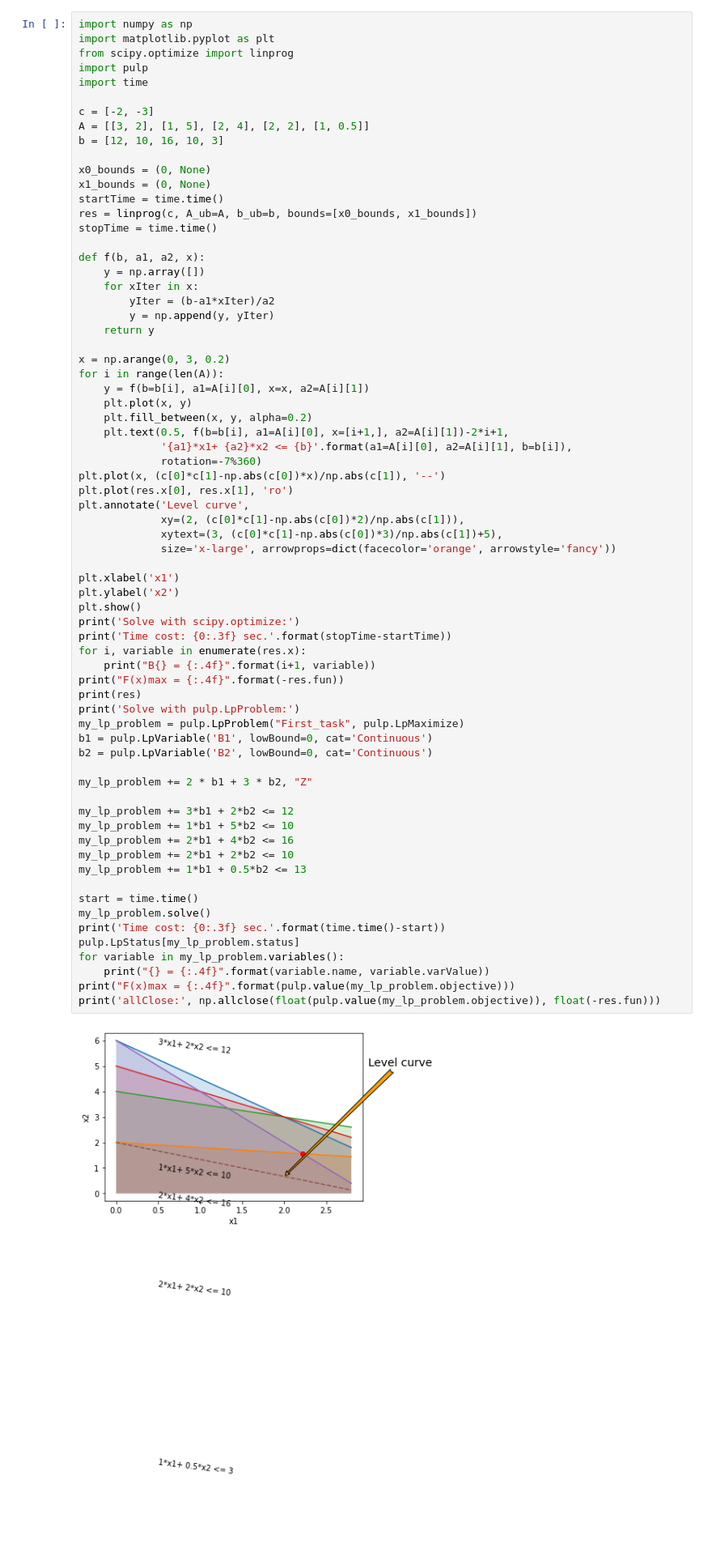
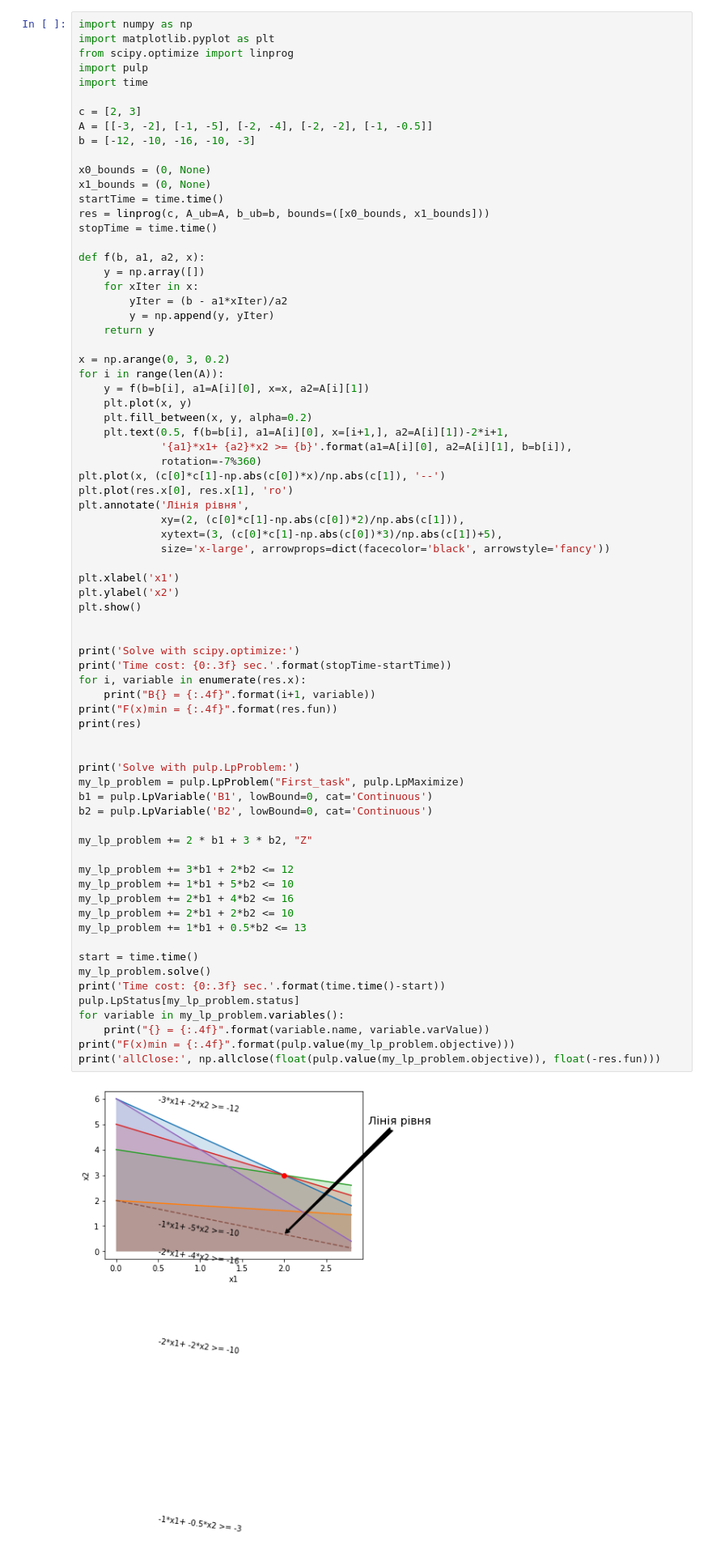
Before and after one commit to YuriiBoichuk/Python-Frameworks, a Jupyter notebook: L3/L3(FP).ipynb, the cells around one changed output. Shown: that part at 81% size. Saved outputs shown, nothing was run; the diff lists cells and outputs as text; blank space fills up the shorter version.

```diff
--- a/L3/L3(FP).ipynb
+++ b/L3/L3(FP).ipynb
@@ -20,20 +20,20 @@ from scipy.optimize import linprog
 import pulp
 import time
 
-c = [-2, -3]
-A = [[3, 2], [1, 5], [2, 4], [2, 2], [1, 0.5]]
-b = [12, 10, 16, 10, 3]
+c = [2, 3]
+A = [[-3, -2], [-1, -5], [-2, -4], [-2, -2], [-1, -0.5]]
+b = [-12, -10, -16, -10, -3]
 
 x0_bounds = (0, None)
 x1_bounds = (0, None)
 startTime = time.time()
-res = linprog(c, A_ub=A, b_ub=b, bounds=[x0_bounds, x1_bounds])
+res = linprog(c, A_ub=A, b_ub=b, bounds=([x0_bounds, x1_bounds]))
 stopTime = time.time()
 
 def f(b, a1, a2, x):
     y = np.array([])
     for xIter in x:
-        yIter = (b-a1*xIter)/a2
+        yIter = (b - a1*xIter)/a2
         y = np.append(y, yIter)
     return y
 
@@ -43,45 +43,49 @@ for i in range(len(A)):
     plt.plot(x, y)
     plt.fill_between(x, y, alpha=0.2)
     plt.text(0.5, f(b=b[i], a1=A[i][0], x=[i+1,], a2=A[i][1])-2*i+1,
-             '{a1}*x1+ {a2}*x2 <= {b}'.format(a1=A[i][0], a2=A[i][1], b=b[i]),
+             '{a1}*x1+ {a2}*x2 >= {b}'.format(a1=A[i][0], a2=A[i][1], b=b[i]),
              rotation=-7%360)
 plt.plot(x, (c[0]*c[1]-np.abs(c[0])*x)/np.abs(c[1]), '--')
 plt.plot(res.x[0], res.x[1], 'ro')
-plt.annotate('Level curve',
+plt.annotate('Лінія рівня',
              xy=(2, (c[0]*c[1]-np.abs(c[0])*2)/np.abs(c[1])),
              xytext=(3, (c[0]*c[1]-np.abs(c[0])*3)/np.abs(c[1])+5),
-             size='x-large', arrowprops=dict(facecolor='orange', arrowstyle='fancy'))
+             size='x-large', arrowprops=dict(facecolor='black', arrowstyle='fancy'))
 
 plt.xlabel('x1')
 plt.ylabel('x2')
 plt.show()
+
+
 print('Solve with scipy.optimize:')
 print('Time cost: {0:.3f} sec.'.format(stopTime-startTime))
 for i, variable in enumerate(res.x):
     print("B{} = {:.4f}".format(i+1, variable))
-print("F(x)max = {:.4f}".format(-res.fun))
+print("F(x)min = {:.4f}".format(res.fun))
 print(res)
+
+
 print('Solve with pulp.LpProblem:')
 my_lp_problem = pulp.LpProblem("First_task", pulp.LpMaximize)
 b1 = pulp.LpVariable('B1', lowBound=0, cat='Continuous')
 b2 = pulp.LpVariable('B2', lowBound=0, cat='Continuous')
 
 my_lp_problem += 2 * b1 + 3 * b2, "Z"
 
 my_lp_problem += 3*b1 + 2*b2 <= 12
 my_lp_problem += 1*b1 + 5*b2 <= 10
 my_lp_problem += 2*b1 + 4*b2 <= 16
 my_lp_problem += 2*b1 + 2*b2 <= 10
 my_lp_problem += 1*b1 + 0.5*b2 <= 13
 
 start = time.time()
 my_lp_problem.solve()
 print('Time cost: {0:.3f} sec.'.format(time.time()-start))
 pulp.LpStatus[my_lp_problem.status]
 for variable in my_lp_problem.variables():
     print("{} = {:.4f}".format(variable.name, variable.varValue))
-print("F(x)max = {:.4f}".format(pulp.value(my_lp_problem.objective)))
+print("F(x)min = {:.4f}".format(pulp.value(my_lp_problem.objective)))
 print('allClose:', np.allclose(float(pulp.value(my_lp_problem.objective)), float(-res.fun)))
 # %% [output]
-[figure, old version]
+[figure, new version]
 Solve with scipy.optimize:
```
Also changed, not shown: parts of 3 cells of this notebook, 1 other file.
